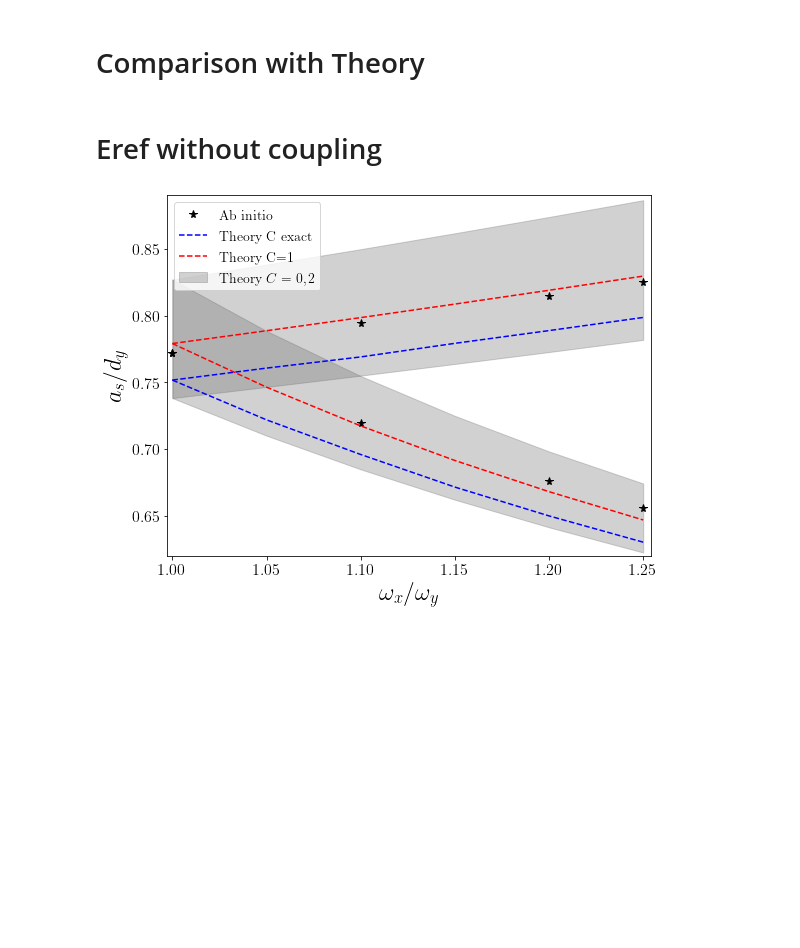
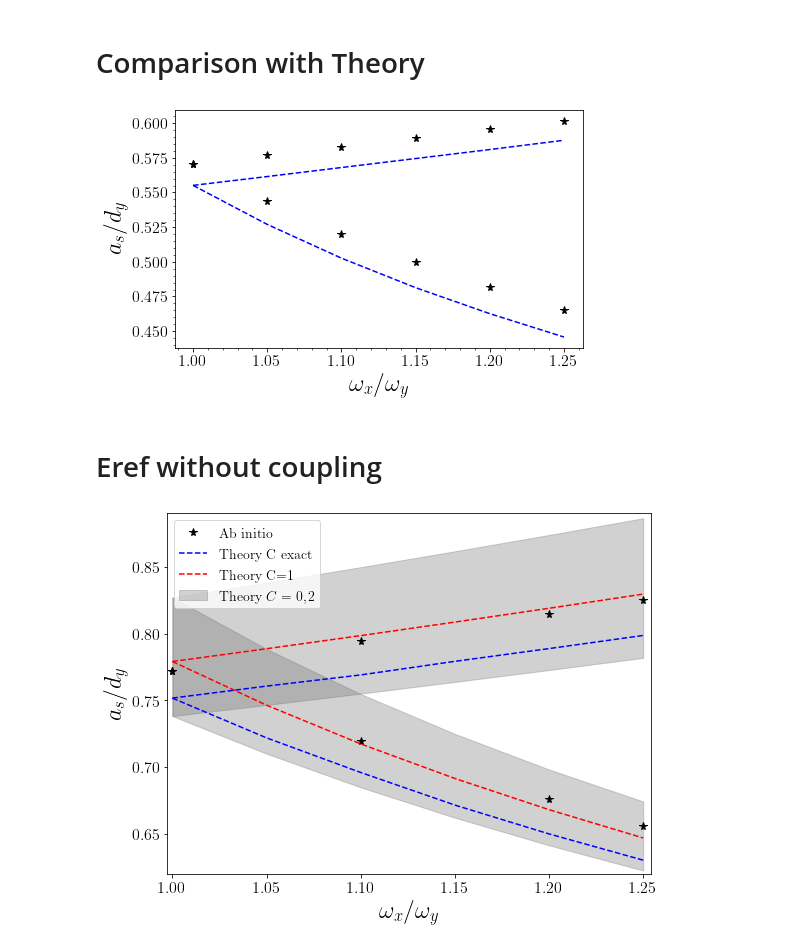
Before and after one commit to TsspGit/Ultracold_Atoms_src, a Jupyter notebook: Analysis/q3d/ICIR_LiLi_q3d.ipynb, the cells around one changed output. Drawn from its saved outputs; the diff is of its cells as text; code cells hidden in the pictures; blank space fills up the shorter version.

```diff
--- a/Analysis/q3d/ICIR_LiLi_q3d.ipynb
+++ b/Analysis/q3d/ICIR_LiLi_q3d.ipynb
@@ -45,3 +49,20 @@ fig.savefig('Results/Figures/ICIR_q3d.png', dpi=200)
+# %%
+fig, ax = plt.subplots(figsize=aursize)
+ax.plot(wxwy, ady_theory_up, 'b--', markersize=8)
+ax.plot(wxwy, ady_theory_down, 'b--', markersize=8)
+ax.plot(wxwy, ady_up, 'k*', markersize=8)
+ax.plot(wxwy, ady_down, 'k*', markersize=8)
+#ax.set_xlim(0.997, 1.254)
+#ax.set_ylim(0.50, 0.59)
+ax.set_xlabel('$\omega_x/\omega_y$')
+ax.set_ylabel('$a_s/d_y$')
+ax.xaxis.set_minor_locator(AutoMinorLocator())
+ax.yaxis.set_minor_locator(AutoMinorLocator())
+#plt.grid()
+plt.tight_layout()
+#fig.savefig('Results/Figures/ICIR_q3d.png', dpi=200)
+# %% [output]
+[figure, added]
 # %%
 Data_theory = np.loadtxt('Results/ICIR_q1D_Theory.txt')
 wxwy_theory = Data_theory[0]
```
Also changed, not shown: parts of 3 cells of this notebook, 17 other files.
